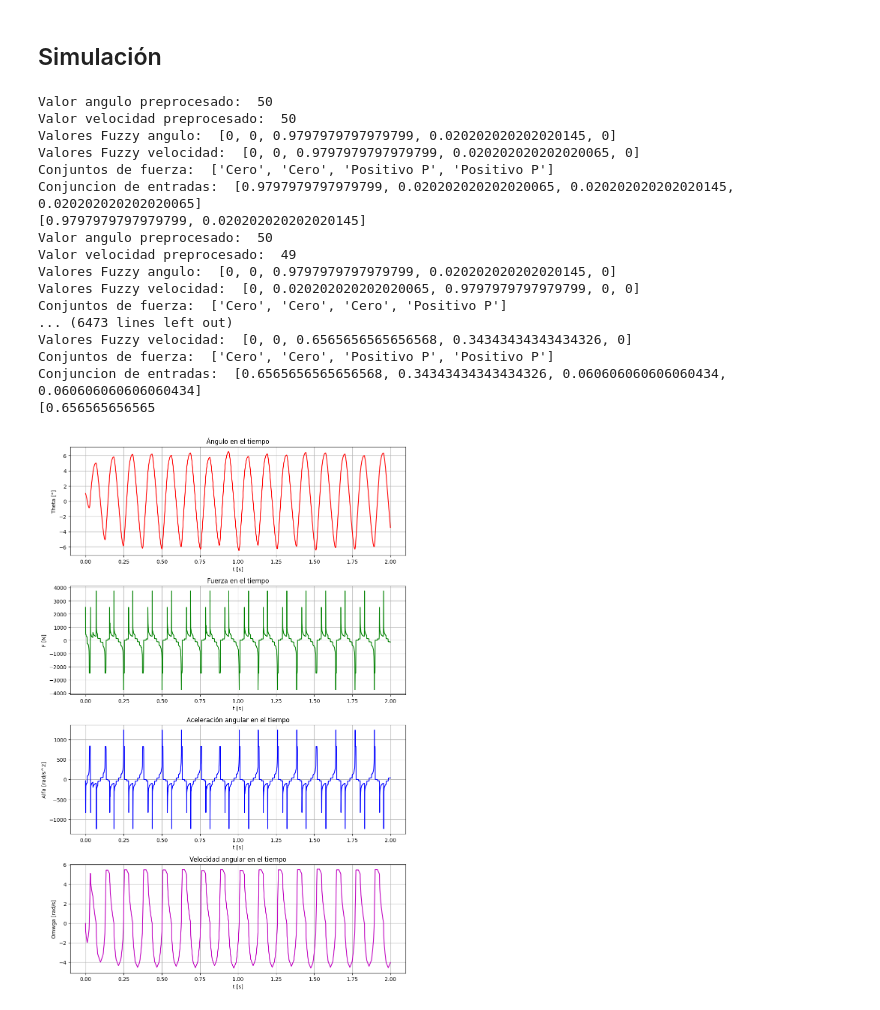
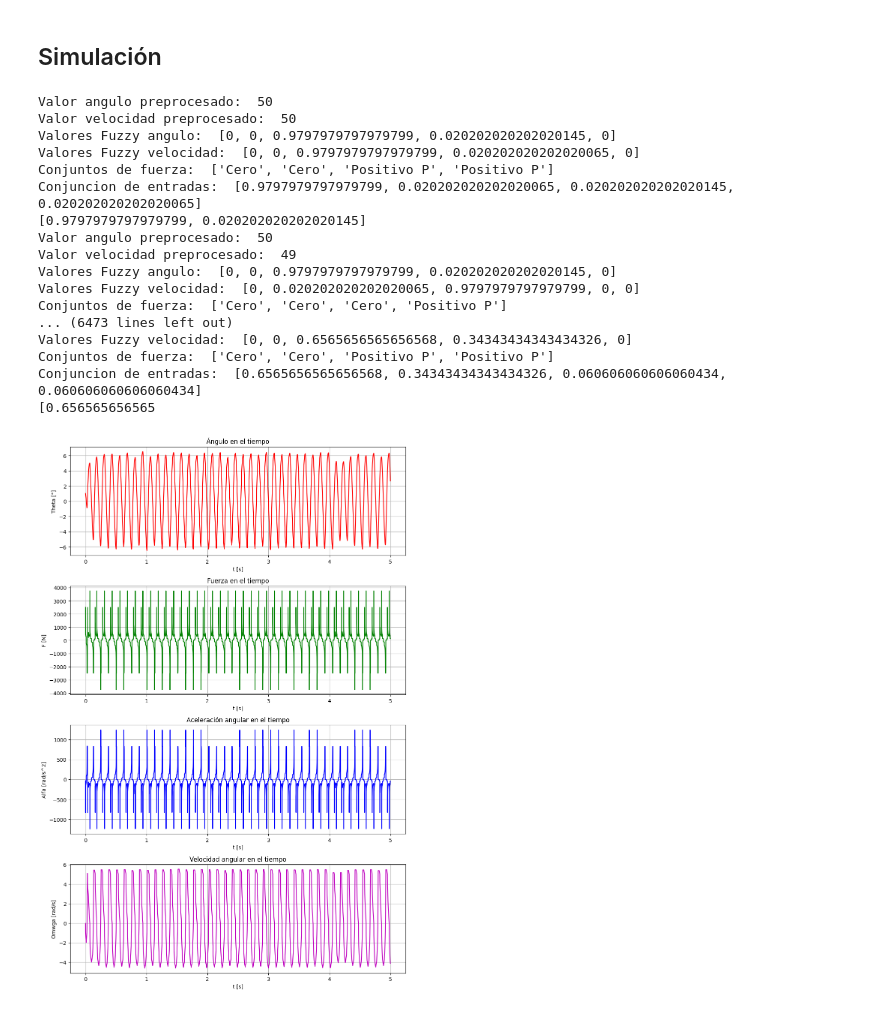
Before and after one commit to mabustillo14/IA2-2023, a Jupyter notebook: Trabajo_Practico_2/Ej3_LogicaDifusaJuani/penduloFuzzy.ipynb, the cells around one changed output. Drawn from its saved outputs; the diff is of its cells as text; code cells hidden in the pictures.

```diff
--- a/Trabajo_Practico_2/Ej3_LogicaDifusaJuani/penduloFuzzy.ipynb
+++ b/Trabajo_Practico_2/Ej3_LogicaDifusaJuani/penduloFuzzy.ipynb
@@ -511,34 +511,34 @@ def graficar(x,y, acel_angulares, vel_angulares, fuerzas):
 ## Simulación
 # %%
 delta_t = 0.001
-t_max = 2
+t_max = 5
 theta_0 = 1
 v_0 = 0
 a_0 = 0
 
 y, x, acel_angulares, vel_angulares, fuerzas= simular(t_max = t_max,
                                              delta_t = delta_t,
                                              theta_0 = theta_0,
                                              v_0 = v_0,
                                              a_0 = a_0)
 
 graficar(x, y, acel_angulares, vel_angulares, fuerzas)
 # %% [output]
 Valor angulo preprocesado:  50
 Valor velocidad preprocesado:  50
 Valores Fuzzy angulo:  [0, 0, 0.9797979797979799, 0.020202020202020145, 0]
 Valores Fuzzy velocidad:  [0, 0, 0.9797979797979799, 0.020202020202020065, 0]
 Conjuntos de fuerza:  ['Cero', 'Cero', 'Positivo P', 'Positivo P']
 Conjuncion de entradas:  [0.9797979797979799, 0.020202020202020065, 0.020202020202020145, 0.020202020202020065]
 [0.9797979797979799, 0.020202020202020145]
 Valor angulo preprocesado:  50
 Valor velocidad preprocesado:  49
 Valores Fuzzy angulo:  [0, 0, 0.9797979797979799, 0.020202020202020145, 0]
 Valores Fuzzy velocidad:  [0, 0.020202020202020065, 0.9797979797979799, 0, 0]
 Conjuntos de fuerza:  ['Cero', 'Cero', 'Cero', 'Positivo P']
 ... (6473 lines left out)
 Valores Fuzzy velocidad:  [0, 0, 0.6565656565656568, 0.34343434343434326, 0]
 Conjuntos de fuerza:  ['Cero', 'Cero', 'Positivo P', 'Positivo P']
 Conjuncion de entradas:  [0.6565656565656568, 0.34343434343434326, 0.060606060606060434, 0.060606060606060434]
 [0.656565656565
-[figure, old version]
+[figure, new version]
```
